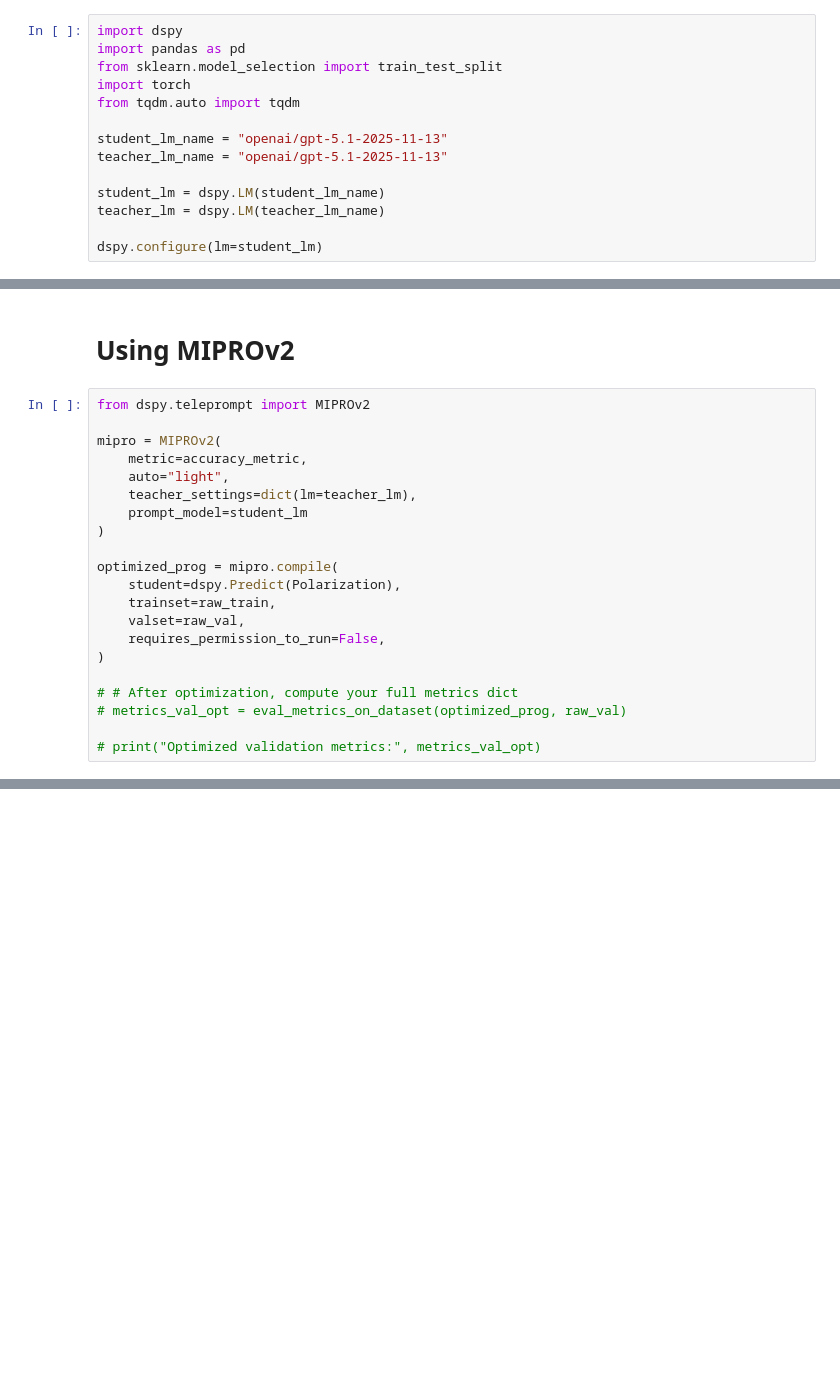
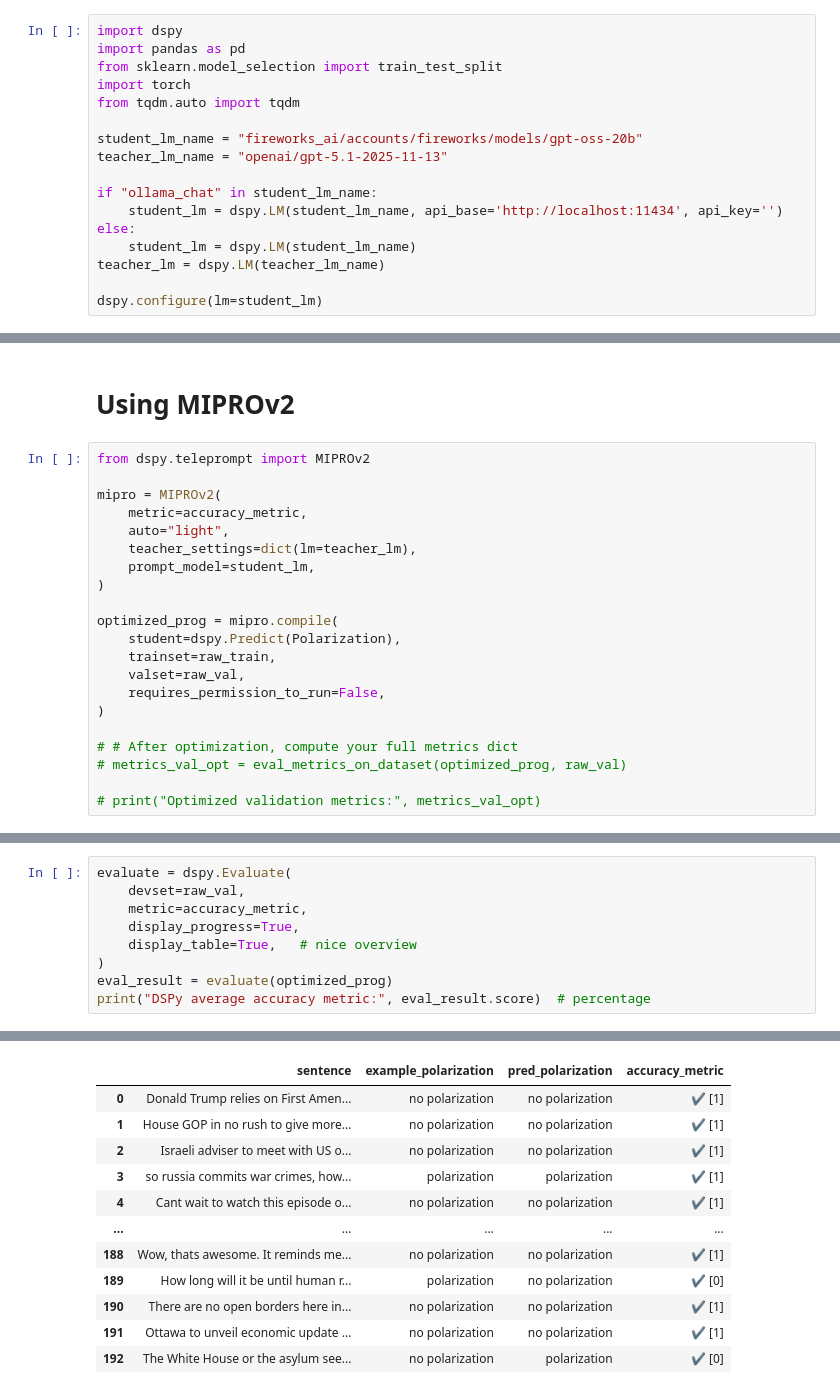
Before and after one commit to 0ssamaak0/SemEval-26-task9, a Jupyter notebook: DSPY.ipynb, the cells around one changed output, grey strips where cells are left out. Saved outputs shown, nothing was run; the diff lists cells and outputs as text; blank space fills up the shorter version.

```diff
--- a/DSPY.ipynb
+++ b/DSPY.ipynb
@@ -5,10 +5,13 @@ from sklearn.model_selection import train_test_split
 import torch
 from tqdm.auto import tqdm
 
-student_lm_name = "openai/gpt-5.1-2025-11-13"
+student_lm_name = "fireworks_ai/accounts/fireworks/models/gpt-oss-20b"
 teacher_lm_name = "openai/gpt-5.1-2025-11-13"
 
-student_lm = dspy.LM(student_lm_name)
+if "ollama_chat" in student_lm_name:
+    student_lm = dspy.LM(student_lm_name, api_base='http://localhost:11434', api_key='')
+else:
+    student_lm = dspy.LM(student_lm_name)
 teacher_lm = dspy.LM(teacher_lm_name)
 
 dspy.configure(lm=student_lm)
@@ -170,7 +228,7 @@ mipro = MIPROv2(
     metric=accuracy_metric,
     auto="light",
     teacher_settings=dict(lm=teacher_lm),
-    prompt_model=student_lm
+    prompt_model=student_lm,
 )
 
 optimized_prog = mipro.compile(
@@ -263,0 +305,10 @@ Language that attacks, delegitimizes, or disparages political or ideological gro
+# %%
+evaluate = dspy.Evaluate(
+    devset=raw_val,
+    metric=accuracy_metric,
+    display_progress=True,
+    display_table=True,   # nice overview
+)
+eval_result = evaluate(optimized_prog)
+print("DSPy average accuracy metric:", eval_result.score)  # percentage
+# %% [output]
@@ -263,0 +316,12 @@ Language that attacks, delegitimizes, or disparages political or ideological gro
+|  | sentence | example_polarization | pred_polarization | accuracy_metric |
+| 0 | Donald Trump relies on First Amen... | no polarization | no polarization | ✔️ [1] |
+| 1 | House GOP in no rush to give more... | no polarization | no polarization | ✔️ [1] |
+| 2 | Israeli adviser to meet with US o... | no polarization | no polarization | ✔️ [1] |
+| 3 | so russia commits war crimes, how... | polarization | polarization | ✔️ [1] |
+| 4 | Cant wait to watch this episode o... | no polarization | no polarization | ✔️ [1] |
+| ... | ... | ... | ... | ... |
+| 188 | Wow, thats awesome. It reminds me... | no polarization | no polarization | ✔️ [1] |
+| 189 | How long will it be until human r... | polarization | no polarization | ✔️ [0] |
+| 190 | There are no open borders here in... | no polarization | no polarization | ✔️ [1] |
+| 191 | Ottawa to unveil economic update ... | no polarization | no polarization | ✔️ [1] |
+| 192 | The White House or the asylum see... | no polarization | polarization | ✔️ [0] |
```
Also changed, not shown: parts of 16 cells of this notebook, 27 other files.
